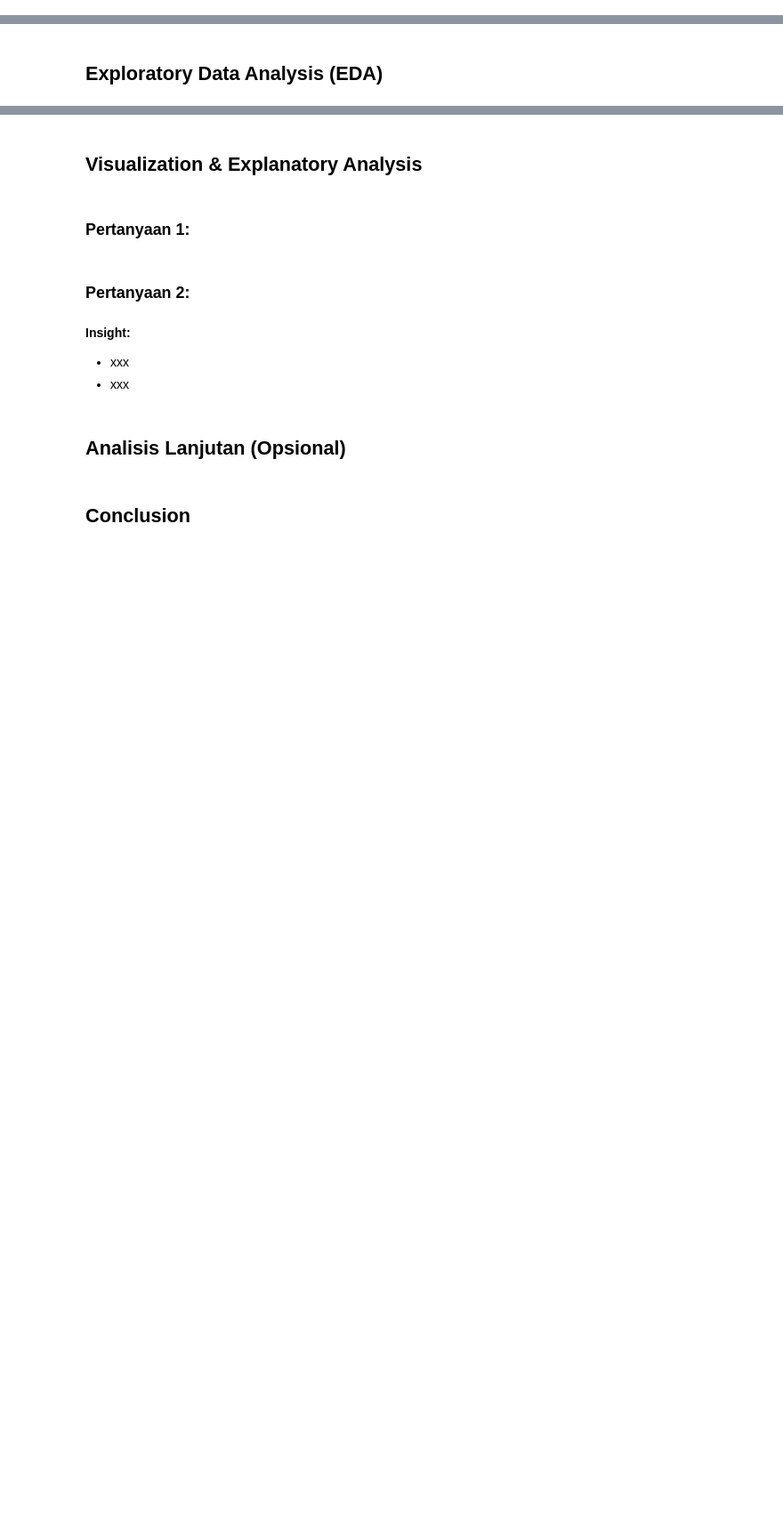
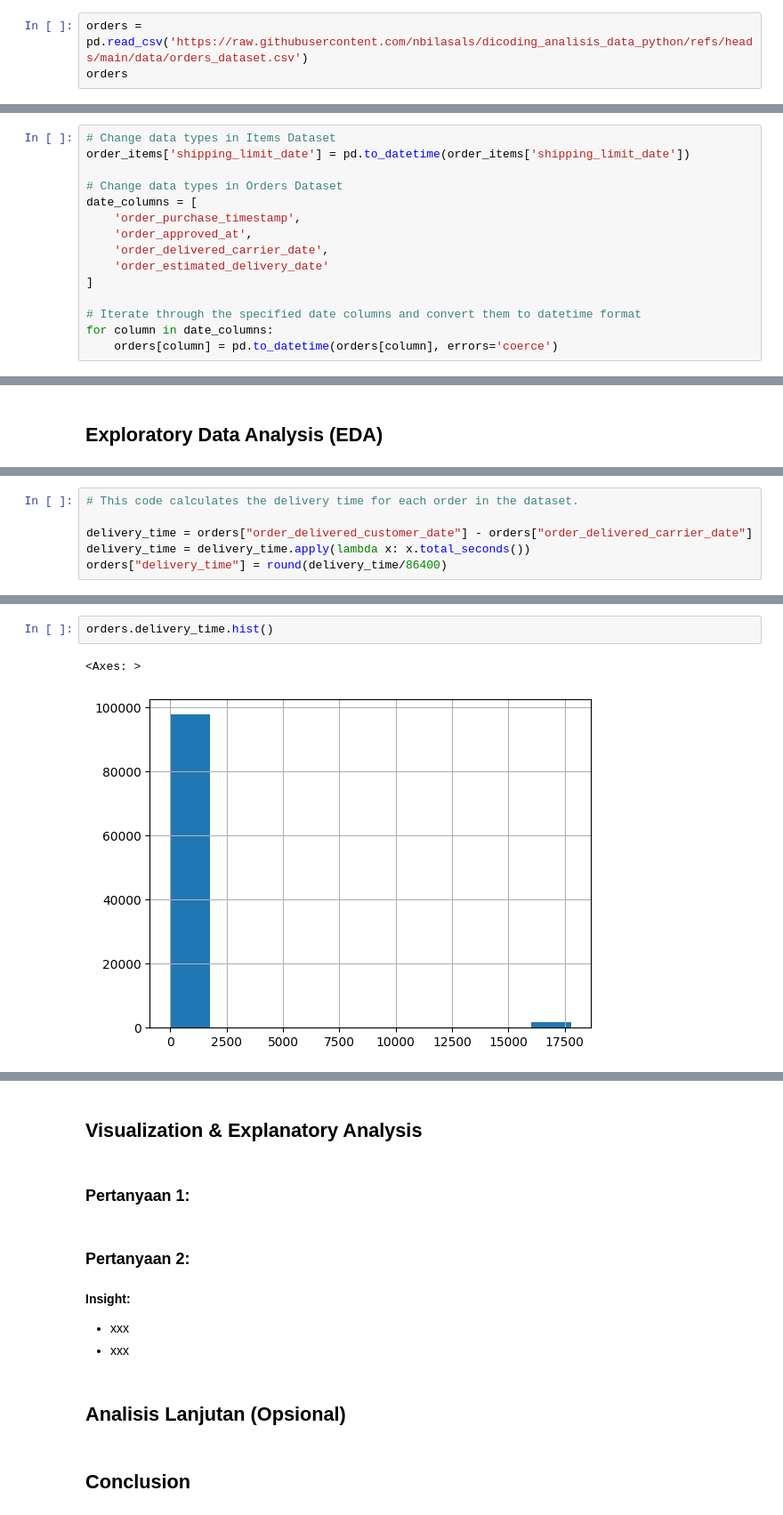
Before and after one commit to nbilasals/dicoding_analisis_data_python, a Jupyter notebook: nbilasals_Proyek_Analisis_Data.ipynb, the cells around one changed output, grey strips where cells are left out. Shown: that part at 89% size. Saved outputs shown, nothing was run; the diff lists cells and outputs as text; blank space fills up the shorter version.

```diff
--- a/nbilasals_Proyek_Analisis_Data.ipynb
+++ b/nbilasals_Proyek_Analisis_Data.ipynb
@@ -22,0 +121,3 @@
+# %%
+orders = pd.read_csv('https://raw.githubusercontent.com/nbilasals/dicoding_analisis_data_python/refs/heads/main/data/orders_dataset.csv')
+orders
@@ -34,0 +347,15 @@
+# %%
+# Change data types in Items Dataset
+order_items['shipping_limit_date'] = pd.to_datetime(order_items['shipping_limit_date'])
+
+# Change data types in Orders Dataset
+date_columns = [
+    'order_purchase_timestamp',
+    'order_approved_at',
+    'order_delivered_carrier_date',
+    'order_estimated_delivery_date'
+]
+
+# Iterate through the specified date columns and convert them to datetime format
+for column in date_columns:
+    orders[column] = pd.to_datetime(orders[column], errors='coerce')
@@ -42,0 +536,6 @@
+# %%
+# This code calculates the delivery time for each order in the dataset.
+
+delivery_time = orders["order_delivered_customer_date"] - orders["order_delivered_carrier_date"]
+delivery_time = delivery_time.apply(lambda x: x.total_seconds())
+orders["delivery_time"] = round(delivery_time/86400)
@@ -42,0 +560,5 @@
+# %%
+orders.delivery_time.hist()
+# %% [output]
+<Axes: >
+[figure, added]
```
Also changed, not shown: parts of 58 cells of this notebook.
